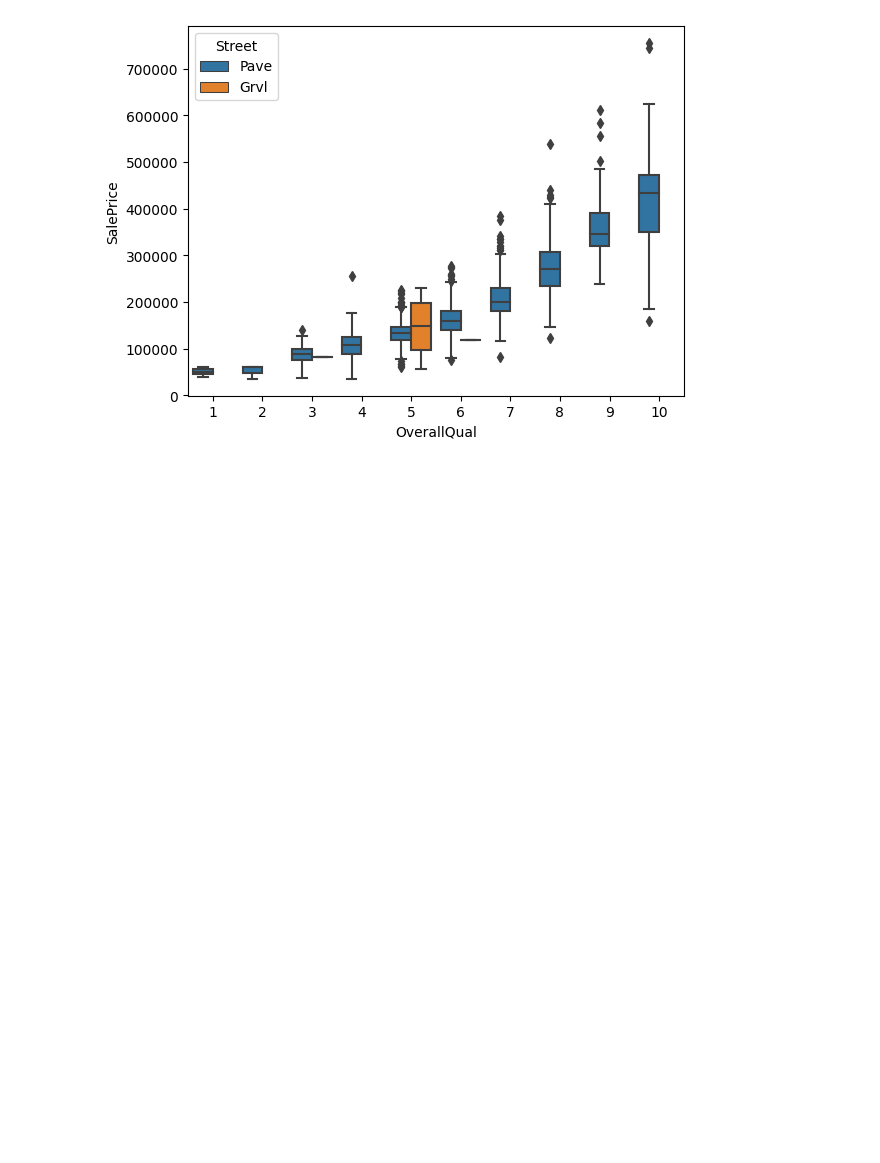
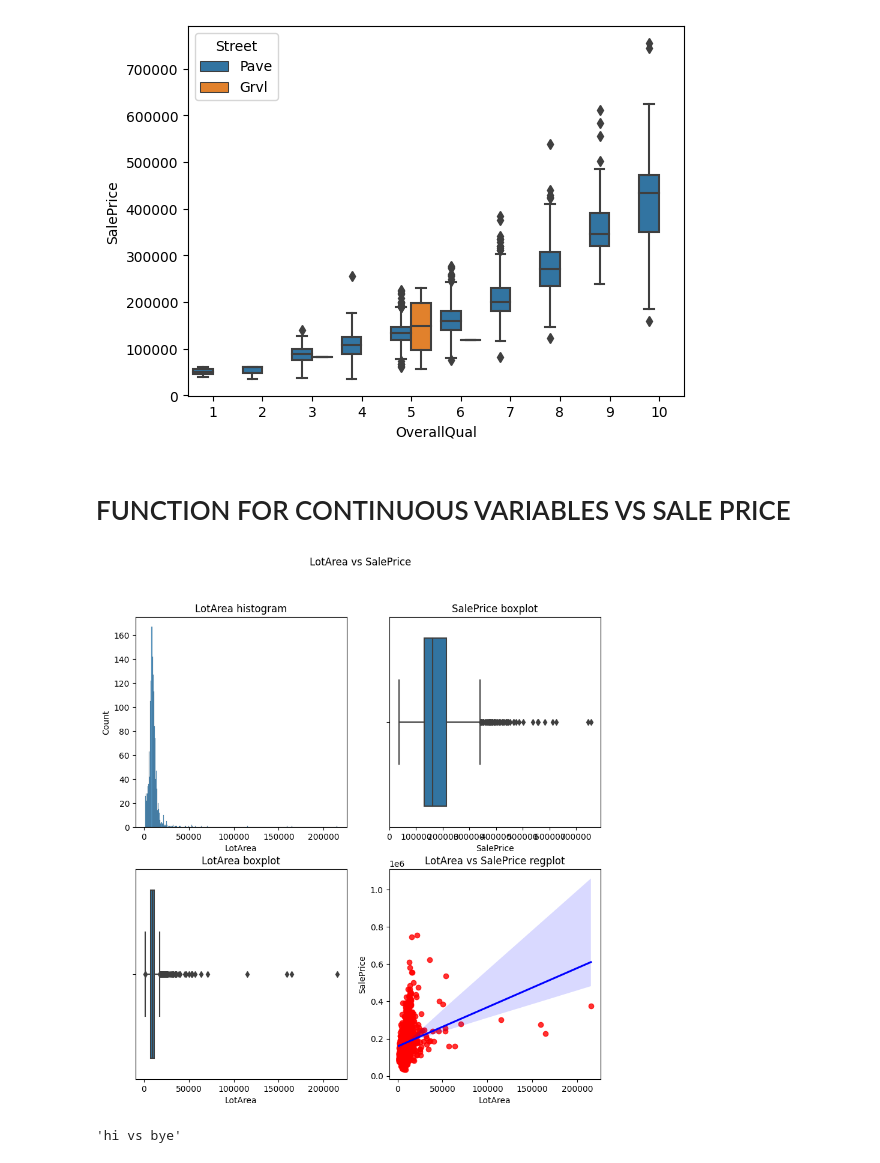
Before and after one commit to kaustubhnair02/OrionInternship-23, a Jupyter notebook: notebooks/EDA.ipynb, the cells around one changed output. Drawn from its saved outputs; the diff is of its cells as text; code cells hidden in the pictures; blank space fills up the shorter version.

Commit message:
Function for continuous/categorical variable vs target variable

```diff
--- a/notebooks/EDA.ipynb
+++ b/notebooks/EDA.ipynb
@@ -385,3 +385,39 @@ sb.boxplot(data = df, x='OverallQual',y='SalePrice',hue="Street")
 # %% [output]
 <Axes: xlabel='OverallQual', ylabel='SalePrice'>
 [figure]
+# %% [markdown]
+# FUNCTION FOR CONTINUOUS VARIABLES VS SALE PRICE
+# %%
+
+
+def contvssale(contvar: str, df: pd.DataFrame , tarvar = "SalePrice"):
+    """create subplot for continuous and target variable"""
+    l = df[contvar].value_counts()
+    s = df[tarvar].value_counts()
+
+    fig, axes = plt.subplots(2,2,figsize=(10,10))
+    #fig.tight_layout(pad=5,w_pad=5)
+    fig.suptitle(f"{contvar} vs {tarvar}")
+
+    axes[0,0].set_title(f"{contvar} histogram")
+    axes[0,1].set_title(f"{tarvar} boxplot")
+    axes[1,0].set_title(f"{contvar} boxplot")
+    axes[1,1].set_title(f"{contvar} vs {tarvar} regplot")
+
+
+    sb.histplot(ax = axes[0,0], data=df,x=contvar)
+    sb.boxplot(ax = axes[0,1],data = df, x=tarvar)
+    sb.boxplot(ax = axes[1,0],data = df,x=contvar)
+    sb.regplot(ax = axes[1,1],data = df,x=contvar,y=tarvar,scatter_kws={"color": "red"}, line_kws={"color": "blue"})
+    # return fig
+
+contvssale(contvar= "LotArea", df = df)
+# %% [output]
+[figure, added]
+# %%
+contvar = "hi"
+tarvar = "bye"
+#formatting function
+f"{contvar} vs {tarvar}"
+# %% [output]
+'hi vs bye'
```
Also changed, not shown: parts of 2 cells of this notebook.
